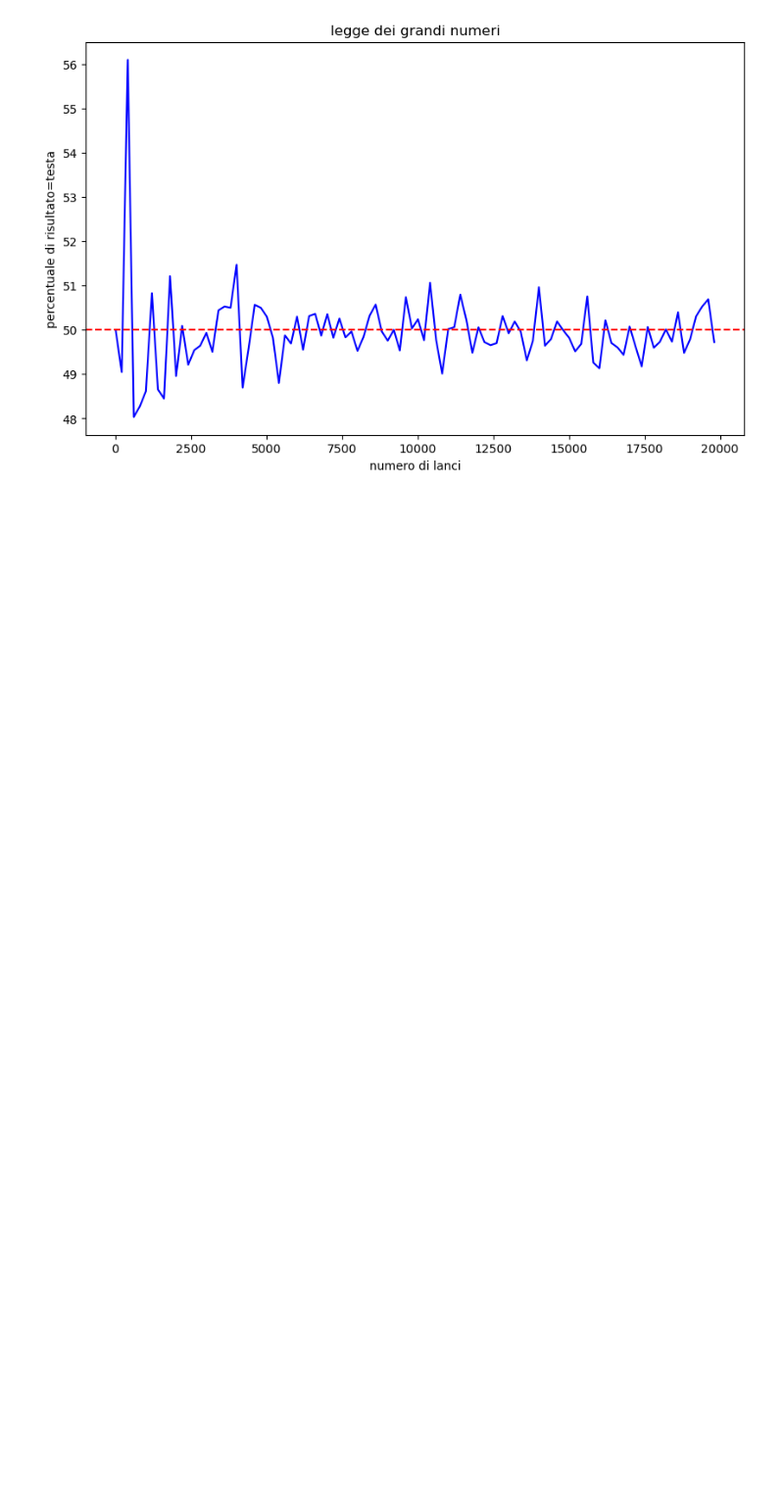
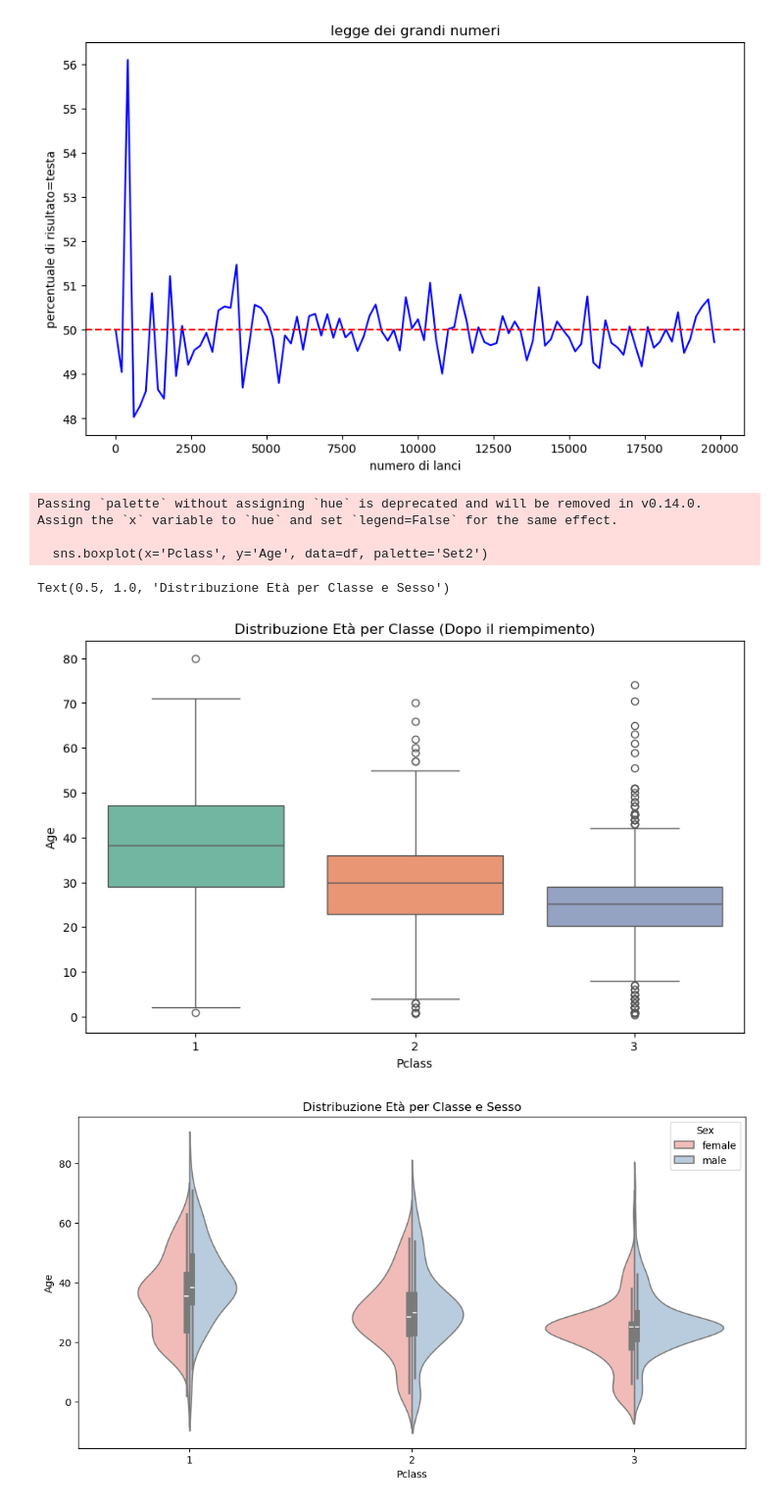
Before and after one commit to MedicMiha/ProgrammingLab, a Jupyter notebook: Secondo Modulo/esercizi5.ipynb, the cells around one changed output. Shown at 98% size. Drawn from its saved outputs; the diff is of its cells as text; code cells hidden in the pictures; blank space fills up the shorter version.

```diff
--- a/Secondo Modulo/esercizi5.ipynb
+++ b/Secondo Modulo/esercizi5.ipynb
@@ -22,3 +24,39 @@ plt.title("legge dei grandi numeri")
 plt.show()
 # %% [output]
 [figure]
+# %%
+#2
+import pandas as pd
+import matplotlib.pyplot as plt
+import seaborn as sns
+
+url = "https://raw.githubusercontent.com/datasciencedojo/datasets/master/titanic.csv"
+df = pd.read_csv(url)
+df.head()
+
+#Quante righe e colonne ha il dataset?
+df.shape
+#Controlla quanti valori mancanti ci sono per colonna
+valori_mancanti = df.isnull().sum()
+#Riempi i valori mancanti nella colonna 'Embarked' con il valore più frequente
+piu_freq_emarked = df['Embarked'].mode()[0]
+df['Embarked'] = df['Embarked'].fillna(piu_freq_emarked)
+#Controlla se ci sono righe duplicate
+duplicati = df.duplicated().sum()
+#Calcola l'età media dei passeggeri per ogni classe (Pclass), se ci sono valori mancanti di età nella colonna 'Age' riempili con il valore medio
+df['Age'] = df.groupby('Pclass')['Age'].transform(lambda x: x.fillna(x.mean()))
+#Visualizza la distribuzione dell'età per classe
+plt.figure(figsize=(10, 6))
+sns.boxplot(x='Pclass', y='Age', data=df, palette='Set2')
+plt.title('Distribuzione Età per Classe (Dopo il riempimento)')
+#Visualizza la distribuzione dell'età per classe dividendo e mostrando insieme i dati di uomini e donne
+plt.figure(figsize=(12, 6))
+sns.violinplot(x='Pclass', y='Age', hue='Sex', data=df, split=True, palette='Pastel1')
+plt.title('Distribuzione Età per Classe e Sesso')
+# %% [output]
+Passing `palette` without assigning `hue` is deprecated and will be removed in v0.14.0. Assign the `x` variable to `hue` and set `legend=False` for the same effect.
+
+  sns.boxplot(x='Pclass', y='Age', data=df, palette='Set2')
+Text(0.5, 1.0, 'Distribuzione Età per Classe e Sesso')
+[figure, added]
+[figure, added]
```
Also changed, not shown: parts of 2 cells of this notebook, 3 other files.
